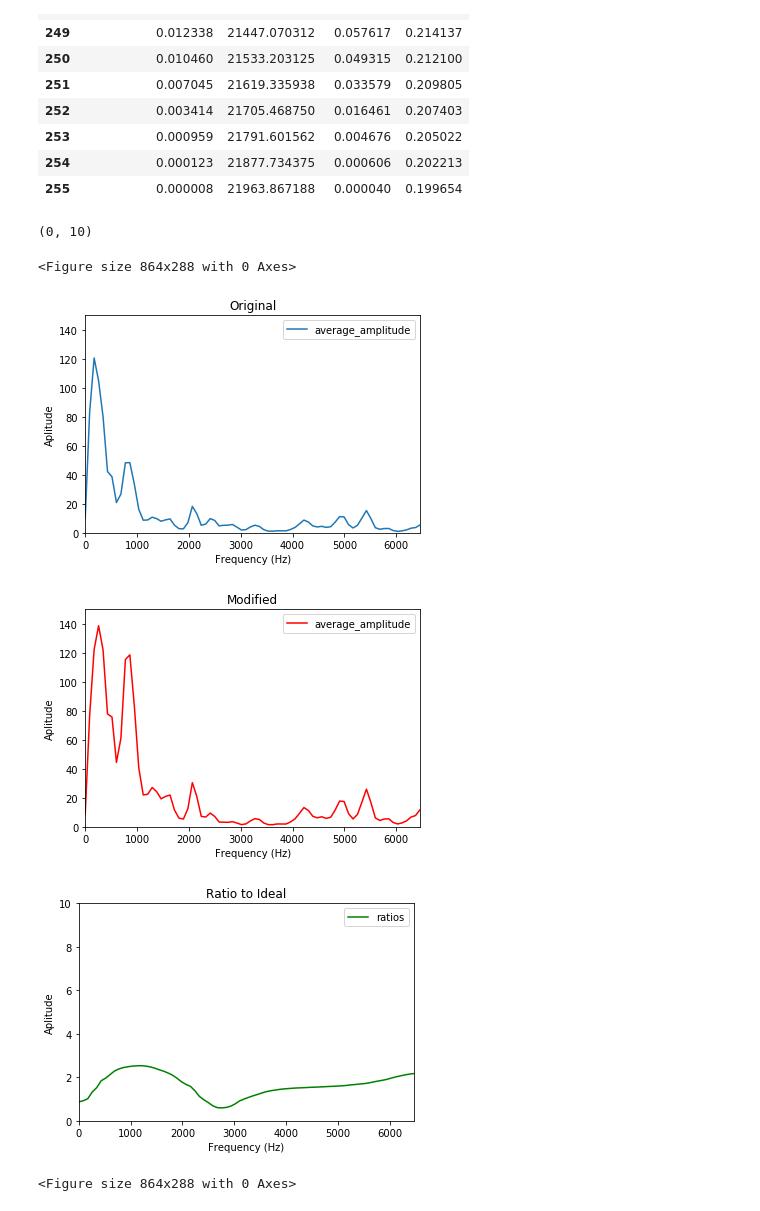
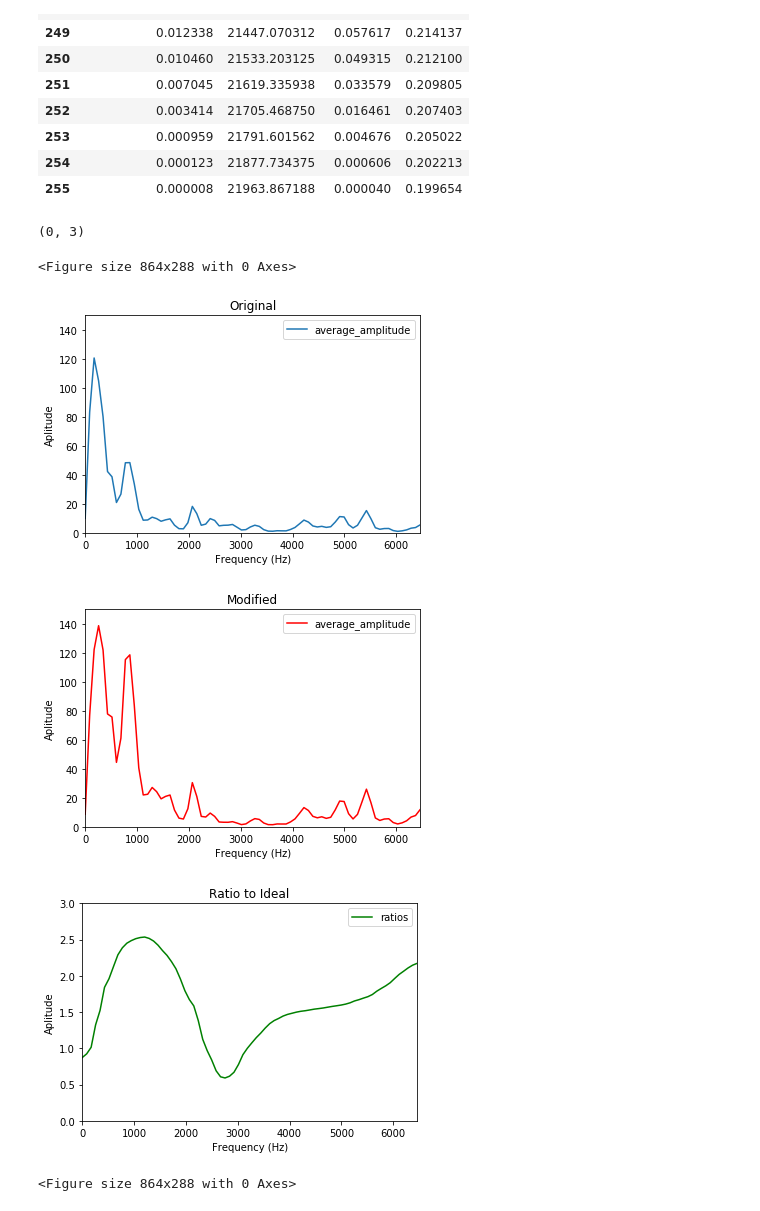
Before and after one commit to QED0711/ds_practice, a Jupyter notebook: librosa/practice_with_librosa.ipynb, the cells around one changed output. Saved outputs shown, nothing was run; the diff lists cells and outputs as text; code cells hidden in the pictures.

```diff
--- a/librosa/practice_with_librosa.ipynb
+++ b/librosa/practice_with_librosa.ipynb
@@ -174,32 +161,32 @@ mod_with_freq.tail(10)
 # %%
 
 plt.figure(figsize=[12, 4])
 
 bins = 75
 
 orig_with_freq.loc[:bins].plot(kind="line", x="freq_bins", y='average_amplitude')
 plt.xlabel('Frequency (Hz)')
 plt.ylabel("Aplitude")
 plt.title('Original')
 plt.ylim(0, 150)
 
 mod_with_freq.loc[:bins].plot(kind="line", x="freq_bins", y='average_amplitude', color="red")
 plt.xlabel('Frequency (Hz)')
 plt.ylabel("Aplitude")
 plt.title('Modified')
 plt.ylim(0, 150)
 
 mod_with_freq.loc[:bins].plot(kind="line", x="freq_bins", y='ratios', color="green")
 plt.xlabel('Frequency (Hz)')
 plt.ylabel("Aplitude")
 plt.title('Ratio to Ideal')
-plt.ylim(0, 10)
+plt.ylim(0, 3)
 # %% [output]
-(0, 10)
+(0, 3)
 <Figure size 864x288 with 0 Axes>
 [figure]
 [figure]
-[figure, old version]
+[figure, new version]
 # %%
 # orig_averaged = orig_spec_df.mean(axis=1)
 # orig_averaged = np.interp(orig_averaged, (orig_averaged.min(), orig_averaged.max()), (0., 1.))
```
Also changed, not shown: parts of 5 cells of this notebook.
